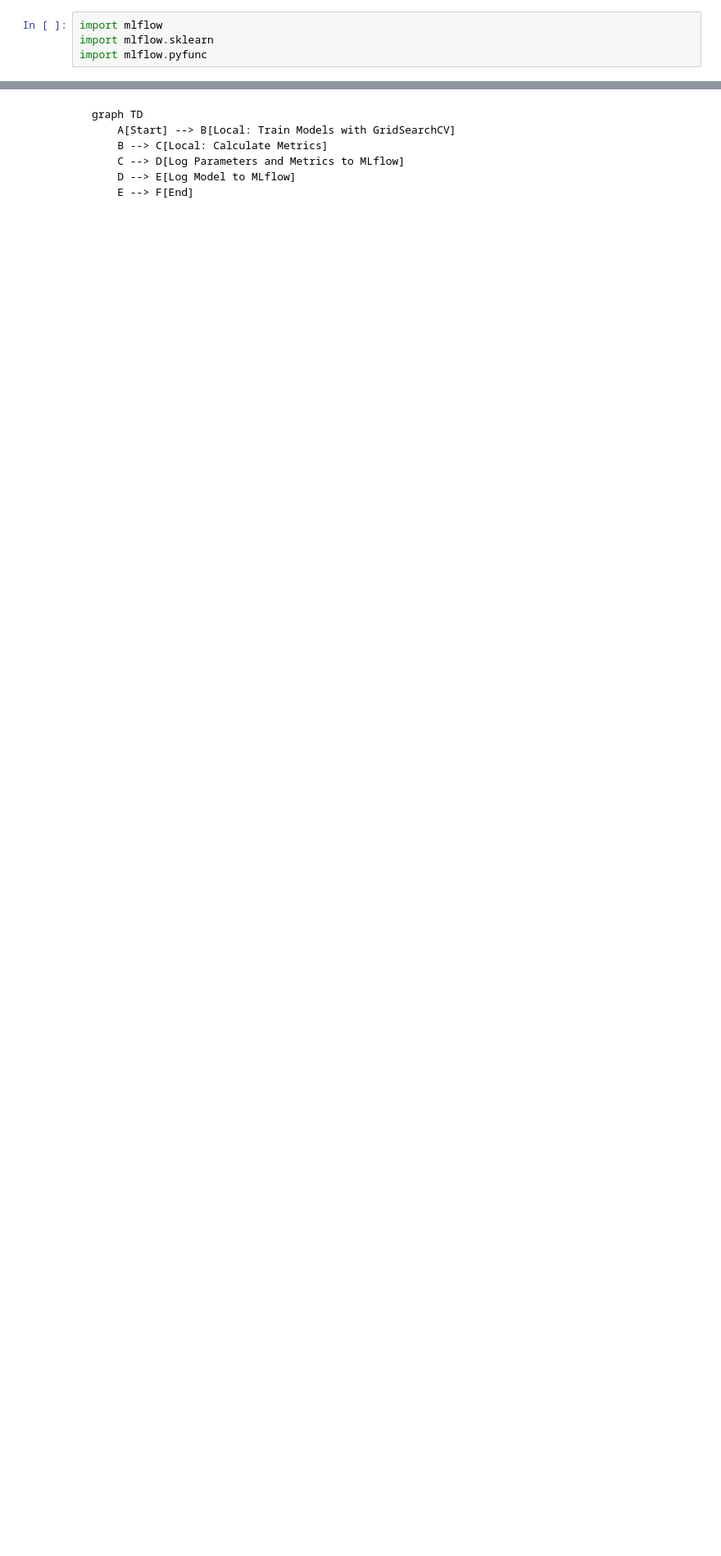
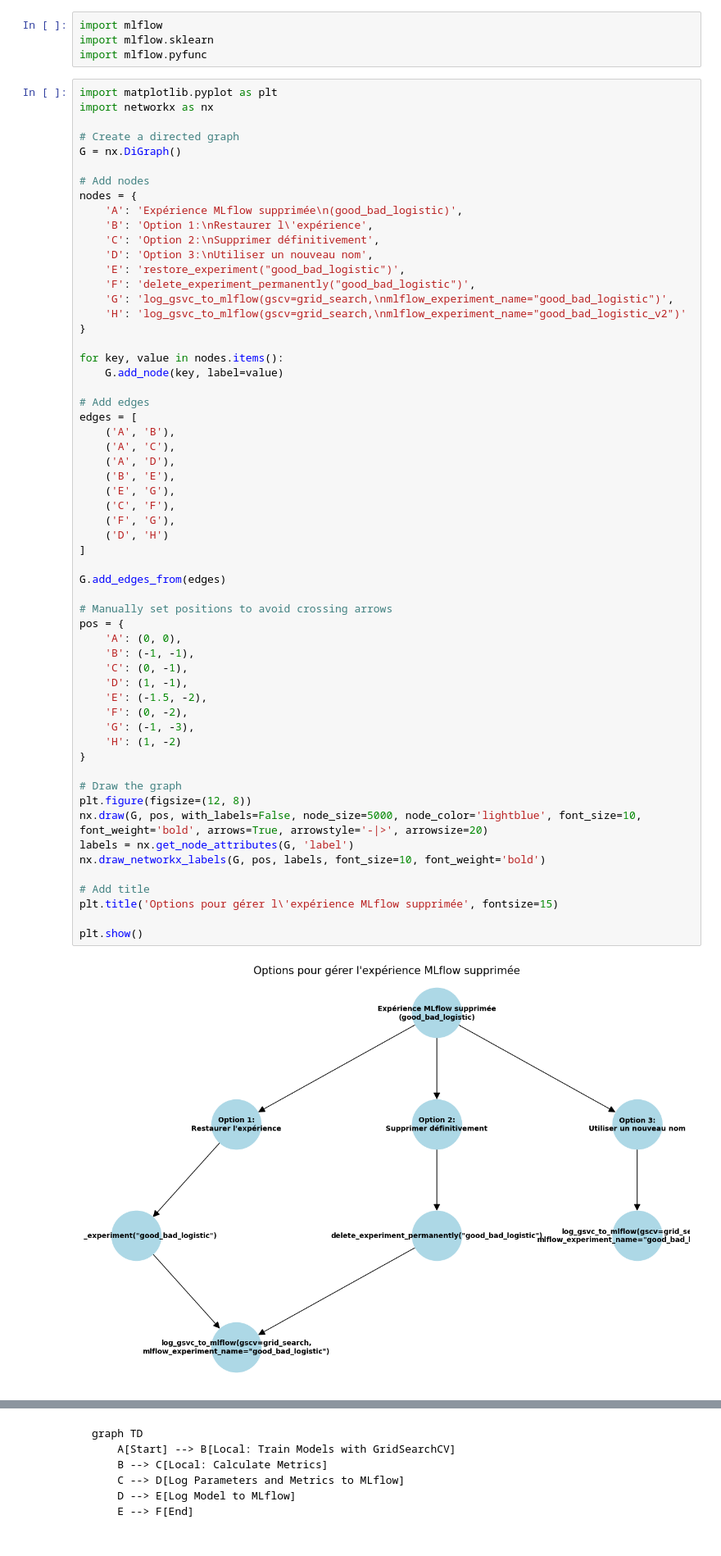
Before and after one commit to WolfPackStatMathieu/ml-dl-cyber, a Jupyter notebook: 1-Quick-win/Good_Bad_queries/exploration_good_bad_queries.ipynb, the cells around one changed output, grey strips where cells are left out. Shown: that part at 82% size. Saved outputs shown, nothing was run; the diff lists cells and outputs as text; blank space fills up the shorter version.

Commit message:
gestion MLFlow graphique

```diff
--- a/1-Quick-win/Good_Bad_queries/exploration_good_bad_queries.ipynb
+++ b/1-Quick-win/Good_Bad_queries/exploration_good_bad_queries.ipynb
@@ -971,6 +971,66 @@ Successfully installed Flask-3.0.3 Mako-1.3.5 alembic-1.13.1 aniso8601-9.0.1 cli
 import mlflow
 import mlflow.sklearn
 import mlflow.pyfunc
+# %%
+import matplotlib.pyplot as plt
+import networkx as nx
+
+# Create a directed graph
+G = nx.DiGraph()
+
+# Add nodes
+nodes = {
+    'A': 'Expérience MLflow supprimée\n(good_bad_logistic)',
+    'B': 'Option 1:\nRestaurer l\'expérience',
+    'C': 'Option 2:\nSupprimer définitivement',
+    'D': 'Option 3:\nUtiliser un nouveau nom',
+    'E': 'restore_experiment("good_bad_logistic")',
+    'F': 'delete_experiment_permanently("good_bad_logistic")',
+    'G': 'log_gsvc_to_mlflow(gscv=grid_search,\nmlflow_experiment_name="good_bad_logistic")',
+    'H': 'log_gsvc_to_mlflow(gscv=grid_search,\nmlflow_experiment_name="good_bad_logistic_v2")'
+}
+
+for key, value in nodes.items():
+    G.add_node(key, label=value)
+
+# Add edges
+edges = [
+    ('A', 'B'),
+    ('A', 'C'),
+    ('A', 'D'),
+    ('B', 'E'),
+    ('E', 'G'),
+    ('C', 'F'),
+    ('F', 'G'),
+    ('D', 'H')
+]
+
+G.add_edges_from(edges)
+
+# Manually set positions to avoid crossing arrows
+pos = {
+    'A': (0, 0),
+    'B': (-1, -1),
+    'C': (0, -1),
+    'D': (1, -1),
+    'E': (-1.5, -2),
+    'F': (0, -2),
+    'G': (-1, -3),
+    'H': (1, -2)
+}
+
+# Draw the graph
+plt.figure(figsize=(12, 8))
+nx.draw(G, pos, with_labels=False, node_size=5000, node_color='lightblue', font_size=10, font_weight='bold', arrows=True, arrowstyle='-|>', arrowsize=20)
+labels = nx.get_node_attributes(G, 'label')
+nx.draw_networkx_labels(G, pos, labels, font_size=10, font_weight='bold')
+
+# Add title
+plt.title('Options pour gérer l\'expérience MLflow supprimée', fontsize=15)
+
+plt.show()
+# %% [output]
+[figure, added]
 # %%
 
 def log_gsvc_to_mlflow(gscv, mlflow_experiment_name):
```
Also changed, not shown: parts of 7 cells of this notebook, 3 other files.
